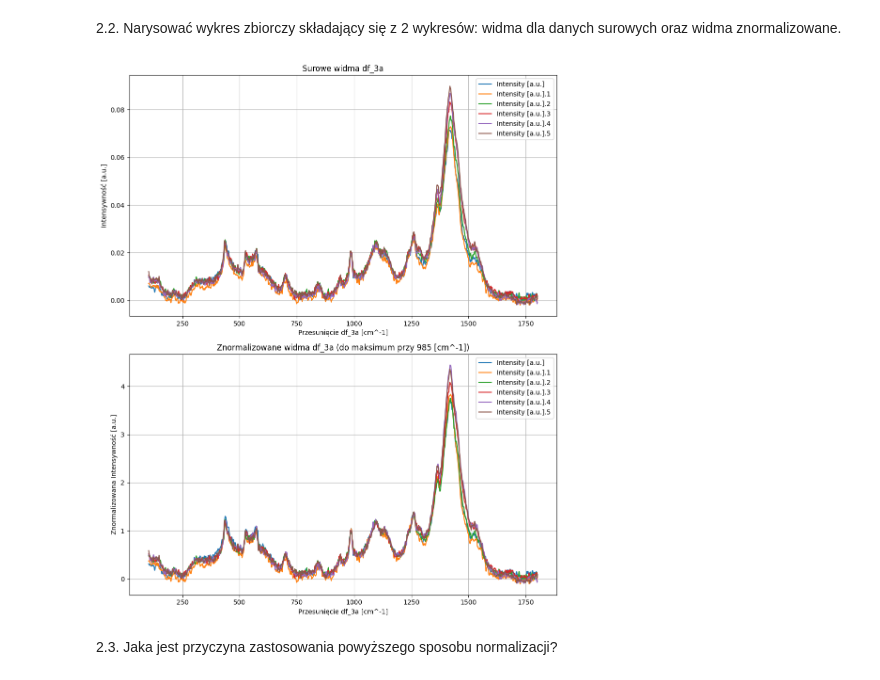
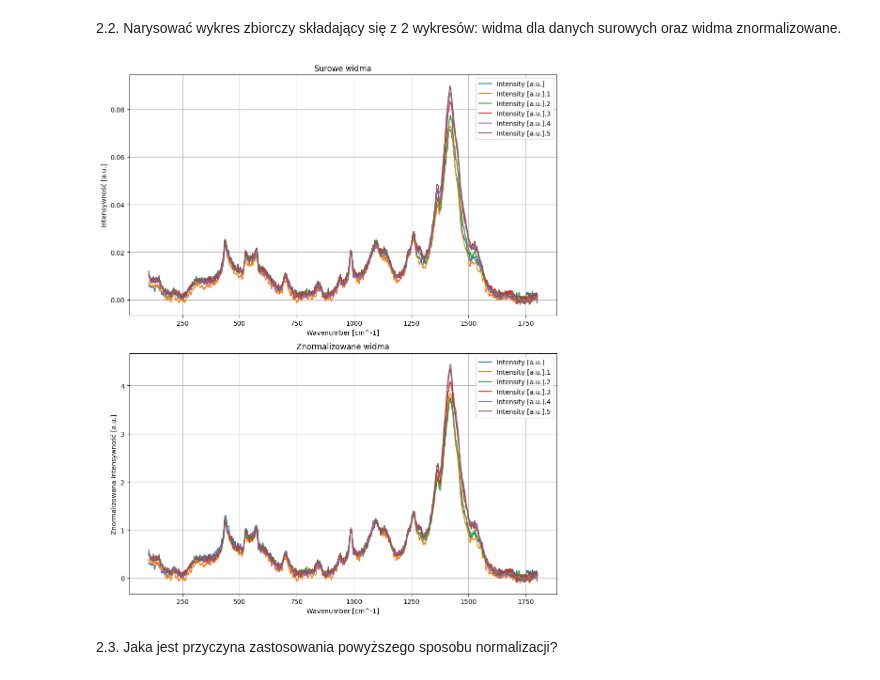
Before and after one commit to maddie84/Lab_Maszynowej_Analizy_Danych, a Jupyter notebook: Lab1/Jazwinska_Magda_LMAD_PSI_L1.ipynb, the cells around one changed output. Cells and saved outputs as stored; diff of their text form; code cells hidden in the pictures.

```diff
--- a/Lab1/Jazwinska_Magda_LMAD_PSI_L1.ipynb
+++ b/Lab1/Jazwinska_Magda_LMAD_PSI_L1.ipynb
@@ -215,33 +215,33 @@ surowych oraz widma znormalizowane.
 # %%
 raw_wavenumber = data['Wavenumber [cm^-1]']
 
 raw_intensity = data[wavenumber_column]
 normalized_intensity = normalized_intensity
 
 fig, axs = plt.subplots(2, 1, figsize=(10, 12))
 
 # wykres dla surowych danych
 for col in wavenumber_column:
     axs[0].plot(raw_wavenumber, raw_intensity[col], label=col)
-axs[0].set_title('Surowe widma df_3a')
-axs[0].set_xlabel('Przesunięcie df_3a [cm^-1]')
+axs[0].set_title('Surowe widma')
+axs[0].set_xlabel('Wavenumber [cm^-1]')
 axs[0].set_ylabel('Intensywność [a.u.]')
 axs[0].legend(loc='upper right')
 axs[0].grid(True)
 
 # wykres dla znormalizowanych danych
 for col in wavenumber_column:
     axs[1].plot(raw_wavenumber, normalized_intensity[col], label=col)
-axs[1].set_title('Znormalizowane widma df_3a (do maksimum przy 985 [cm^-1])')
-axs[1].set_xlabel('Przesunięcie df_3a [cm^-1]')
+axs[1].set_title('Znormalizowane widma')
+axs[1].set_xlabel('Wavenumber [cm^-1]')
 axs[1].set_ylabel('Znormalizowana Intensywność [a.u.]')
 axs[1].legend(loc='upper right')
 axs[1].grid(True)
 
 plt.tight_layout()
 plt.show()
 # %% [output]
-[figure, old version]
+[figure, new version]
 # %% [markdown]
 2.3. Jaka jest przyczyna zastosowania powyższego sposobu normalizacji?
 # %% [markdown]
```
